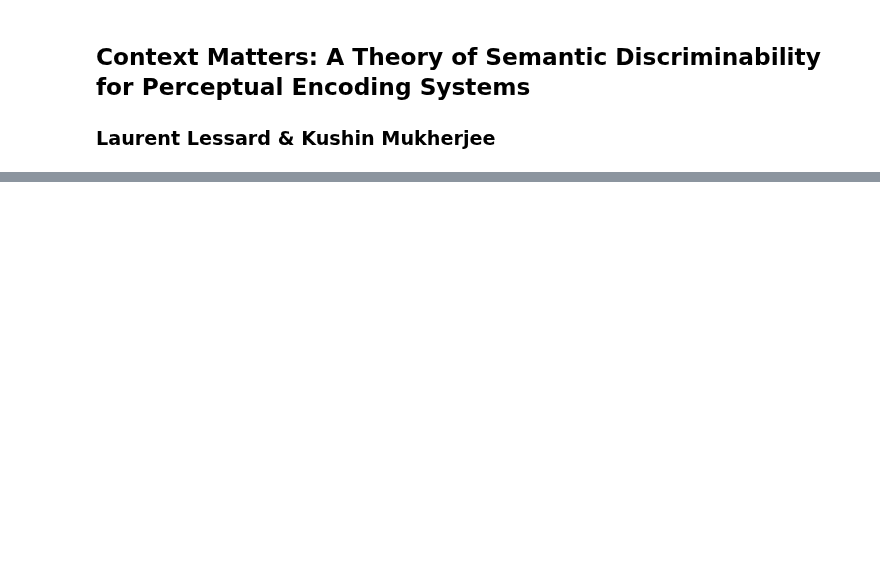
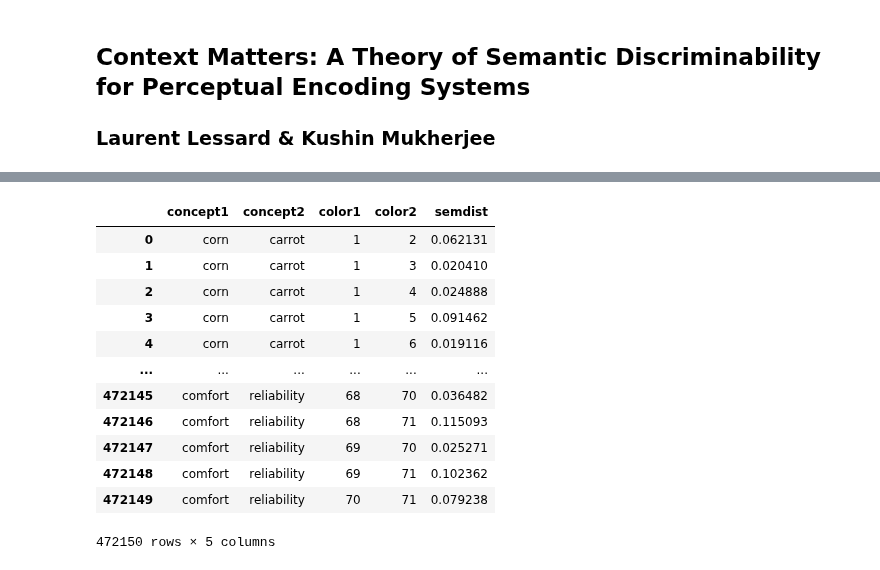
Before and after one commit to SchlossVRL/sem_disc_theory, a Jupyter notebook: Semantic_Discriminability_Theory.ipynb, the cells around one changed output, grey strips where cells are left out. Cells and saved outputs as stored; diff of their text form; code cells hidden in the pictures; blank space fills up the shorter version.

```diff
--- a/Semantic_Discriminability_Theory.ipynb
+++ b/Semantic_Discriminability_Theory.ipynb
@@ -94,10 +310,16 @@ true_assignments =[
 # %%
 clean_df_f=pd.read_csv('data/clean_df_f.csv')
+# %%
+clean_df_f=pd.read_csv('data/clean_df_f.csv')
+# %%
+for i, row in clean_df_f.iterrows():
+    if row.condition == '0':
+        print(row.category)
 # %%
 pal = []
 
 for i, row in clean_df_f.iterrows():
-    if row.condition == '0':
+    if row.condition == 0:
         if row.category == '"p1"':
             pal.append(0)
         if row.category == '"p2"':
@@ -114,7 +336,7 @@ for i, row in clean_df_f.iterrows():
             pal.append(6)
         if row.category == '"p8"':
             pal.append(7)
-    if row.condition == '1':
+    if row.condition == 1:
         if row.category == '"p1"':
             pal.append(8)
         if row.category == '"p2"':
@@ -294,7 +569,23 @@ reg_df_avg = reg_df.merge(model_item_df,on="pal_conc")
 reg_df_avg = reg_df_avg.rename(columns = {'accuracy_y':'distance'})
 #reg_df_avg.to_csv('../reg_df_avg.csv')
 # %%
-quartet_TVs = pd.read_csv('data/data/quartet_TVs_Hs.csv').iloc[:, 1:]
-all_sem_d = pd.read_csv('data/data/all_semdists.csv').iloc[:, 1:]
+quartet_TVs = pd.read_csv('data/quartet_TVs_Hs.csv').iloc[:, 1:]
+all_sem_d = pd.read_csv('data/all_semdists_floor.csv').iloc[:, 1:]
 all_sem_d.color1 = all_sem_d.apply(lambda x: x.color1.split('V')[1], axis=1)
 all_sem_d.color2 = all_sem_d.apply(lambda x: x.color2.split('V')[1], axis=1)
+# %%
+all_sem_d
+# %% [output]
+|  | concept1 | concept2 | color1 | color2 | semdist |
+| 0 | corn | carrot | 1 | 2 | 0.062131 |
+| 1 | corn | carrot | 1 | 3 | 0.020410 |
+| 2 | corn | carrot | 1 | 4 | 0.024888 |
+| 3 | corn | carrot | 1 | 5 | 0.091462 |
+| 4 | corn | carrot | 1 | 6 | 0.019116 |
+| ... | ... | ... | ... | ... | ... |
+| 472145 | comfort | reliability | 68 | 70 | 0.036482 |
+| 472146 | comfort | reliability | 68 | 71 | 0.115093 |
+| 472147 | comfort | reliability | 69 | 70 | 0.025271 |
+| 472148 | comfort | reliability | 69 | 71 | 0.102362 |
+| 472149 | comfort | reliability | 70 | 71 | 0.079238 |
+472150 rows × 5 columns
```
Also changed, not shown: parts of 33 cells of this notebook.
